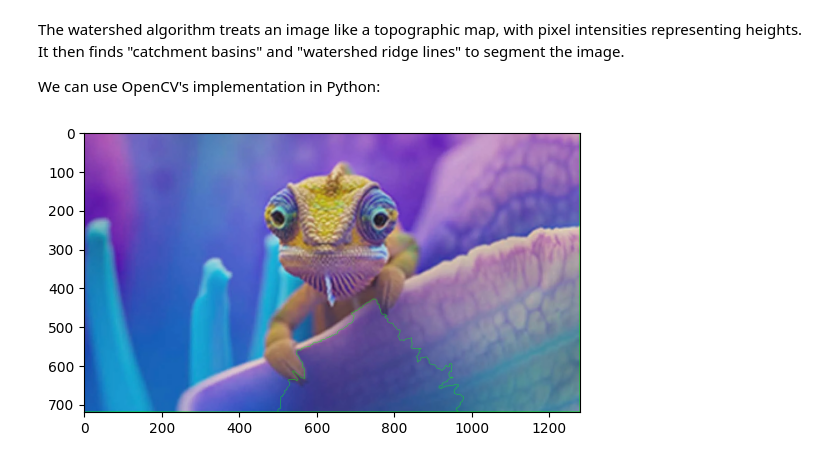
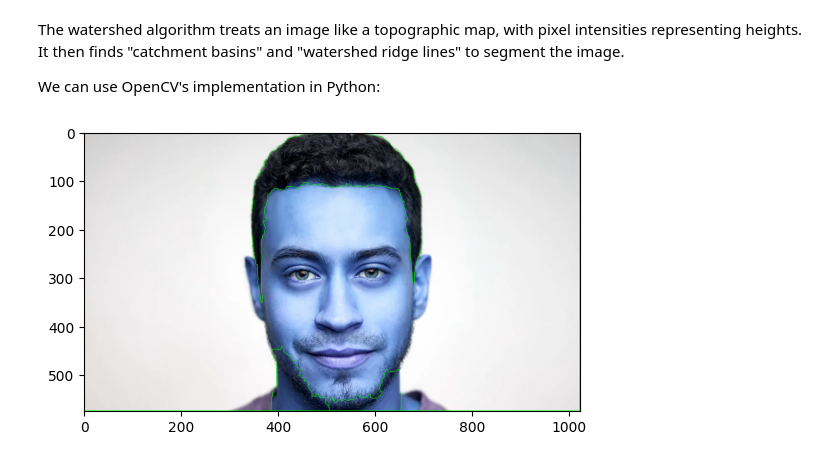
Before and after one commit to AndriiVasylenkoML/image-preprocessing, a Jupyter notebook: how_to_do_image_processing_in_python.ipynb, the cells around one changed output. Saved outputs shown, nothing was run; the diff lists cells and outputs as text; code cells hidden in the pictures.

```diff
--- a/how_to_do_image_processing_in_python.ipynb
+++ b/how_to_do_image_processing_in_python.ipynb
@@ -270,28 +270,28 @@ The watershed algorithm treats an image like a topographic map, with pixel inten
 
 We can use OpenCV's implementation in Python:
 # %%
-img = cv2.imread("image.jpg")
+img = cv2.imread("face.jpg")
 gray = cv2.cvtColor(img, cv2.COLOR_BGR2GRAY)
 ret, thresh = cv2.threshold(gray, 0, 255, cv2.THRESH_BINARY_INV
                             + cv2.THRESH_OTSU)
 
 # Noise removal
 kernel = np.ones((3, 3), np.uint8)
 opening = cv2.morphologyEx(thresh, cv2.MORPH_OPEN, kernel, iterations = 2)
 
 # Apply watershed
 sure_bg = cv2.dilate(opening, kernel, iterations = 3)
 dist_transform = cv2.distanceTransform(opening, cv2.DIST_L2, 5)
 ret, sure_fg = cv2.threshold(dist_transform, 0.7 * dist_transform.max(), 255, 0)
 sure_fg = np.uint8(sure_fg)
 unknown = cv2.subtract(sure_bg, sure_fg)
 ret, markers = cv2.connectedComponents(sure_fg)
 markers = markers+1
 markers[unknown==255] = 0
 markers = cv2.watershed(img, markers)
 img[markers == -1] = [0, 255, 0]
 
 plt.imshow(img)
 plt.show()
 # %% [output]
-[figure, old version]
+[figure, new version]
```
Also changed, not shown: parts of 3 cells of this notebook.
